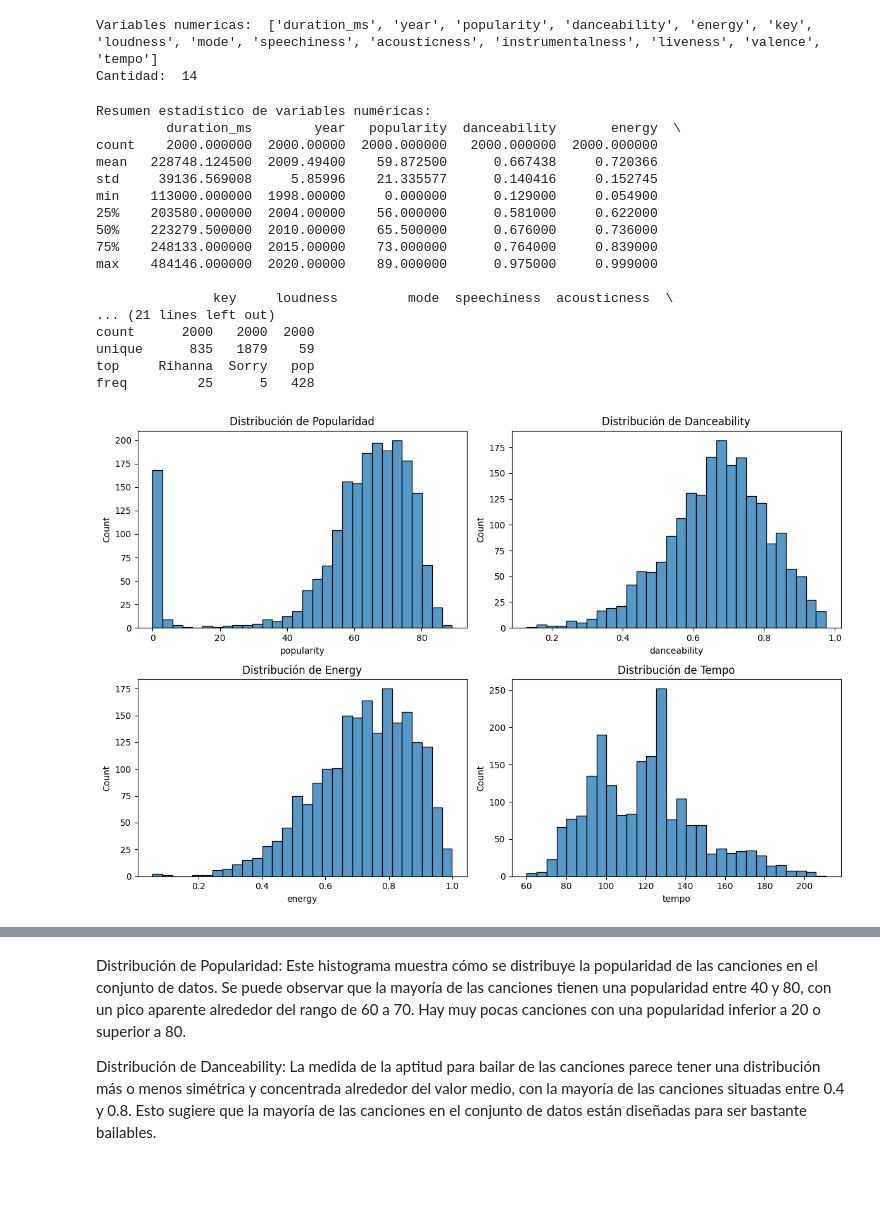
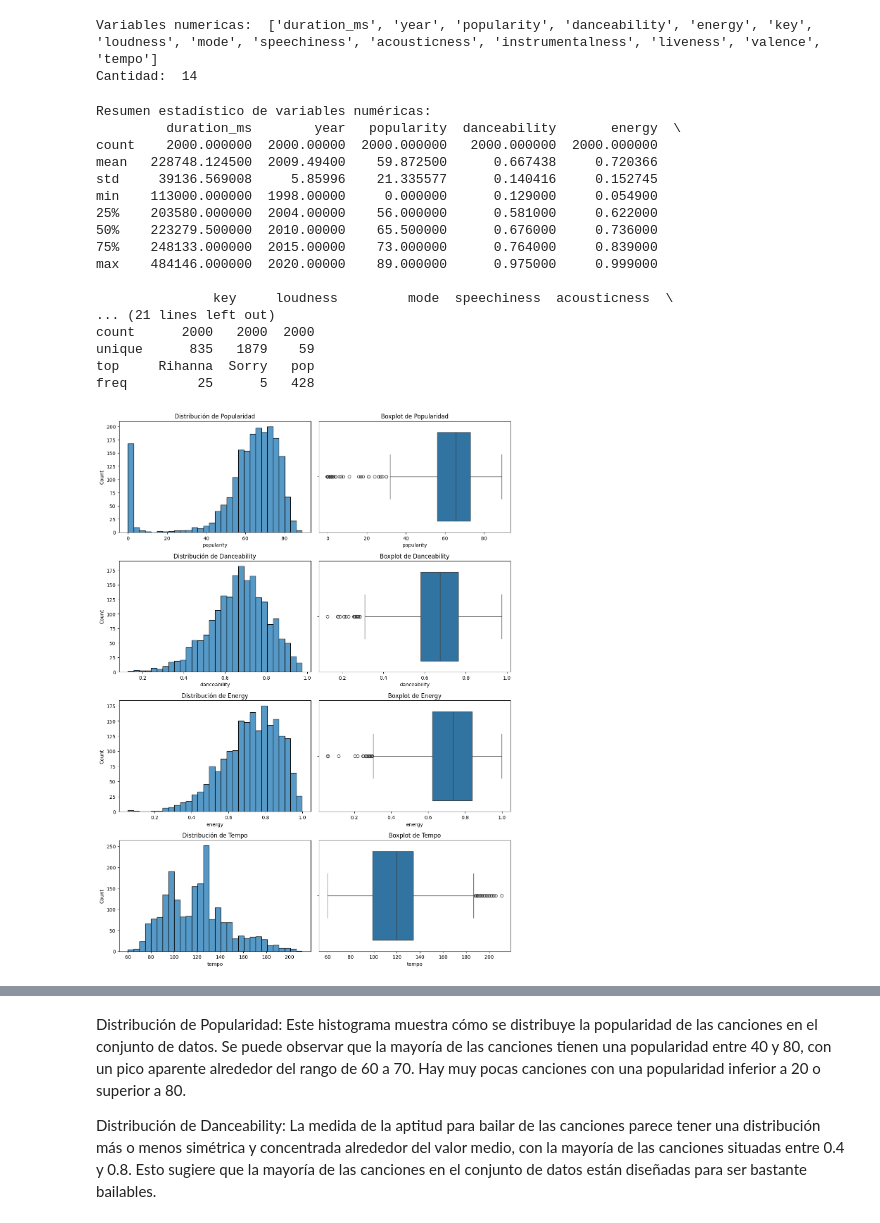
Before and after one commit to estebandonis/Proyecto1-MineriadeDatos, a Jupyter notebook: proyecto1.ipynb, the cells around one changed output, grey strips where cells are left out. Cells and saved outputs as stored; diff of their text form; code cells hidden in the pictures; blank space fills up the shorter version.

```diff
--- a/proyecto1.ipynb
+++ b/proyecto1.ipynb
@@ -54,47 +66,59 @@ print("\nResumen de variables categóricas:")
 print(songs_df[categorical_cols].describe())
 
 # Visualización de la distribución de  variables numéricas
-fig, axes = plt.subplots(2, 2, figsize=(12, 8))
+fig, axes = plt.subplots(4, 2, figsize=(12, 16))
+
+# Histograms
 sns.histplot(songs_df['popularity'], bins=30, ax=axes[0, 0])
 axes[0, 0].set_title('Distribución de Popularidad')
-sns.histplot(songs_df['danceability'], bins=30, ax=axes[0, 1])
-axes[0, 1].set_title('Distribución de Danceability')
-sns.histplot(songs_df['energy'], bins=30, ax=axes[1, 0])
-axes[1, 0].set_title('Distribución de Energy')
-sns.histplot(songs_df['tempo'], bins=30, ax=axes[1, 1])
-axes[1, 1].set_title('Distribución de Tempo')
+sns.histplot(songs_df['danceability'], bins=30, ax=axes[1, 0])
+axes[1, 0].set_title('Distribución de Danceability')
+sns.histplot(songs_df['energy'], bins=30, ax=axes[2, 0])
+axes[2, 0].set_title('Distribución de Energy')
+sns.histplot(songs_df['tempo'], bins=30, ax=axes[3, 0])
+axes[3, 0].set_title('Distribución de Tempo')
+
+# Boxplots
+sns.boxplot(x=songs_df['popularity'], ax=axes[0, 1])
+axes[0, 1].set_title('Boxplot de Popularidad')
+sns.boxplot(x=songs_df['danceability'], ax=axes[1, 1])
+axes[1, 1].set_title('Boxplot de Danceability')
+sns.boxplot(x=songs_df['energy'], ax=axes[2, 1])
+axes[2, 1].set_title('Boxplot de Energy')
+sns.boxplot(x=songs_df['tempo'], ax=axes[3, 1])
+axes[3, 1].set_title('Boxplot de Tempo')
+
 plt.tight_layout()
 plt.show()
-
 
 sns.pairplot(songs_df[['popularity', 'danceability', 'energy', 'tempo']])
 plt.show()
 
 # Análisis de correlación
 correlation_matrix = songs_df[numerical_cols].corr()
 plt.figure(figsize=(10, 8))
 sns.heatmap(correlation_matrix, annot=True, fmt='.2f', cmap='coolwarm')
 plt.title('Matriz de Correlación')
 plt.show()
 # %% [output]
 Resumen estadístico de variables numéricas:
          duration_ms        year   popularity  danceability       energy  \
 count    2000.000000  2000.00000  2000.000000   2000.000000  2000.000000
 mean   228748.124500  2009.49400    59.872500      0.667438     0.720366
 std     39136.569008     5.85996    21.335577      0.140416     0.152745
 min    113000.000000  1998.00000     0.000000      0.129000     0.054900
 25%    203580.000000  2004.00000    56.000000      0.581000     0.622000
 50%    223279.500000  2010.00000    65.500000      0.676000     0.736000
 75%    248133.000000  2015.00000    73.000000      0.764000     0.839000
 max    484146.000000  2020.00000    89.000000      0.975000     0.999000
 
                key     loudness         mode  speechiness  acousticness  \
 ... (21 lines left out)
 count      2000   2000  2000
 unique      835   1879    59
 top     Rihanna  Sorry   pop
 freq         25      5   428
-[figure, old version]
+[figure, new version]
 [figure]
 [figure]
 # %% [markdown]
```
Also changed, not shown: parts of 6 cells of this notebook.
